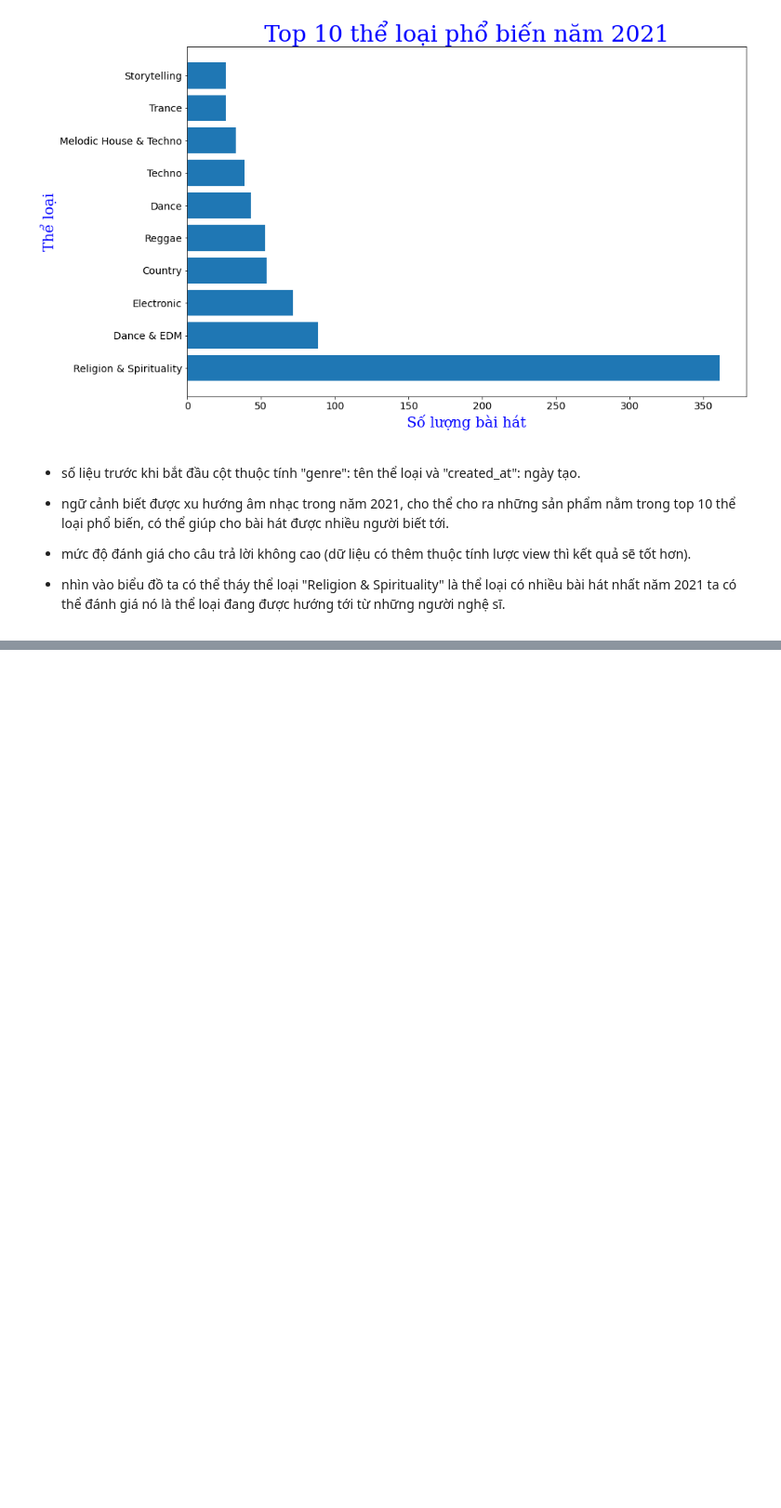
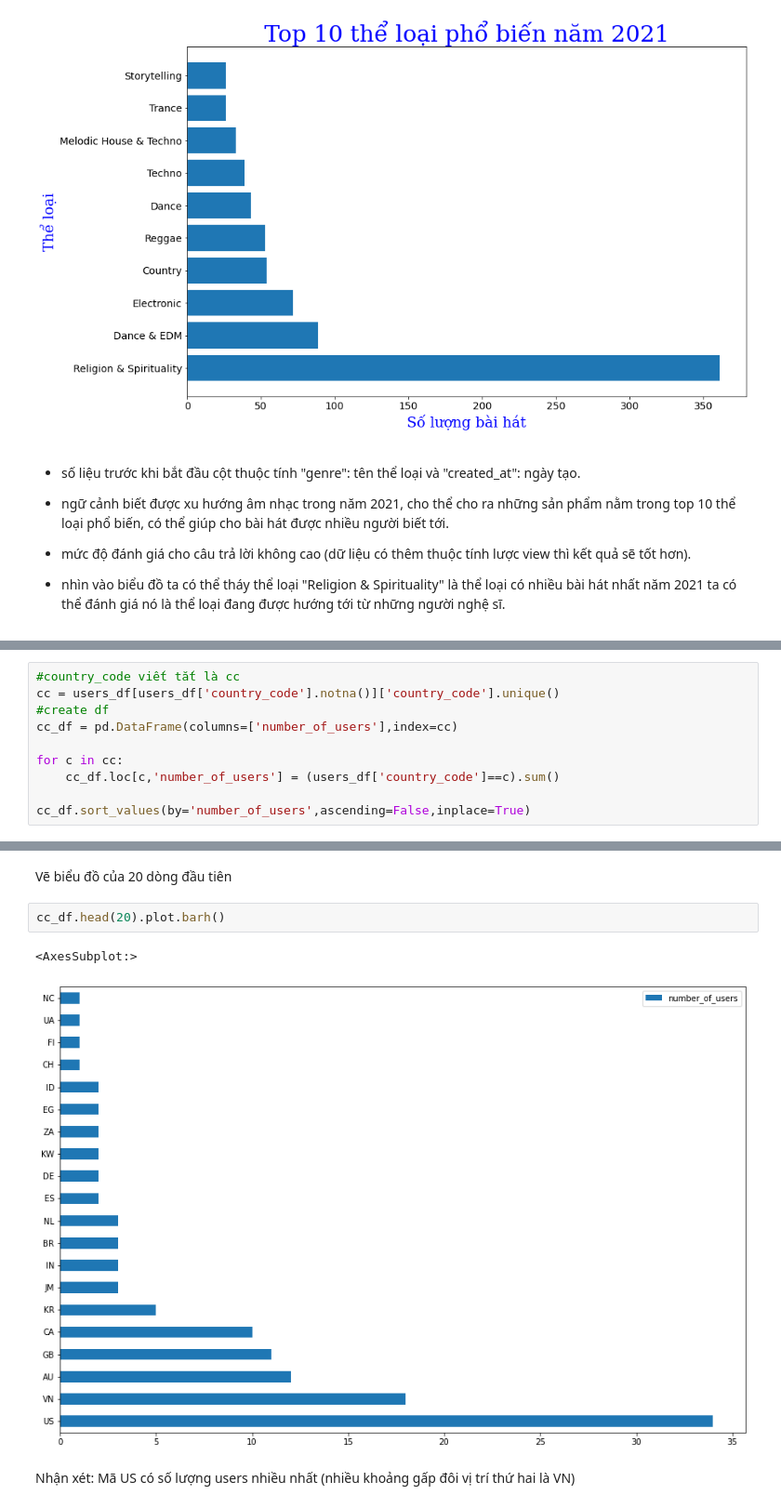
Before and after one commit to khiet-alt/data-analysis, a Jupyter notebook: source.ipynb, the cells around one changed output, grey strips where cells are left out. Shown at 93% size. Saved outputs shown, nothing was run; the diff lists cells and outputs as text; blank space fills up the shorter version.

```diff
--- a/source.ipynb
+++ b/source.ipynb
@@ -320,0 +381,10 @@ plt.show()
+# %%
+#country_code viết tắt là cc
+cc = users_df[users_df['country_code'].notna()]['country_code'].unique()
+#create df
+cc_df = pd.DataFrame(columns=['number_of_users'],index=cc)
+
+for c in cc:
+    cc_df.loc[c,'number_of_users'] = (users_df['country_code']==c).sum()
+
+cc_df.sort_values(by='number_of_users',ascending=False,inplace=True)
@@ -320,0 +413,9 @@ plt.show()
+# %% [markdown]
+Vẽ biểu đồ của 20 dòng đầu tiên
+# %%
+cc_df.head(20).plot.barh()
+# %% [output]
+<AxesSubplot:>
+[figure, added]
+# %% [markdown]
+Nhận xét: Mã US có số lượng users nhiều nhất (nhiều khoảng gấp đôi vị trí thứ hai là VN)
```
Also changed, not shown: parts of 14 cells of this notebook.
